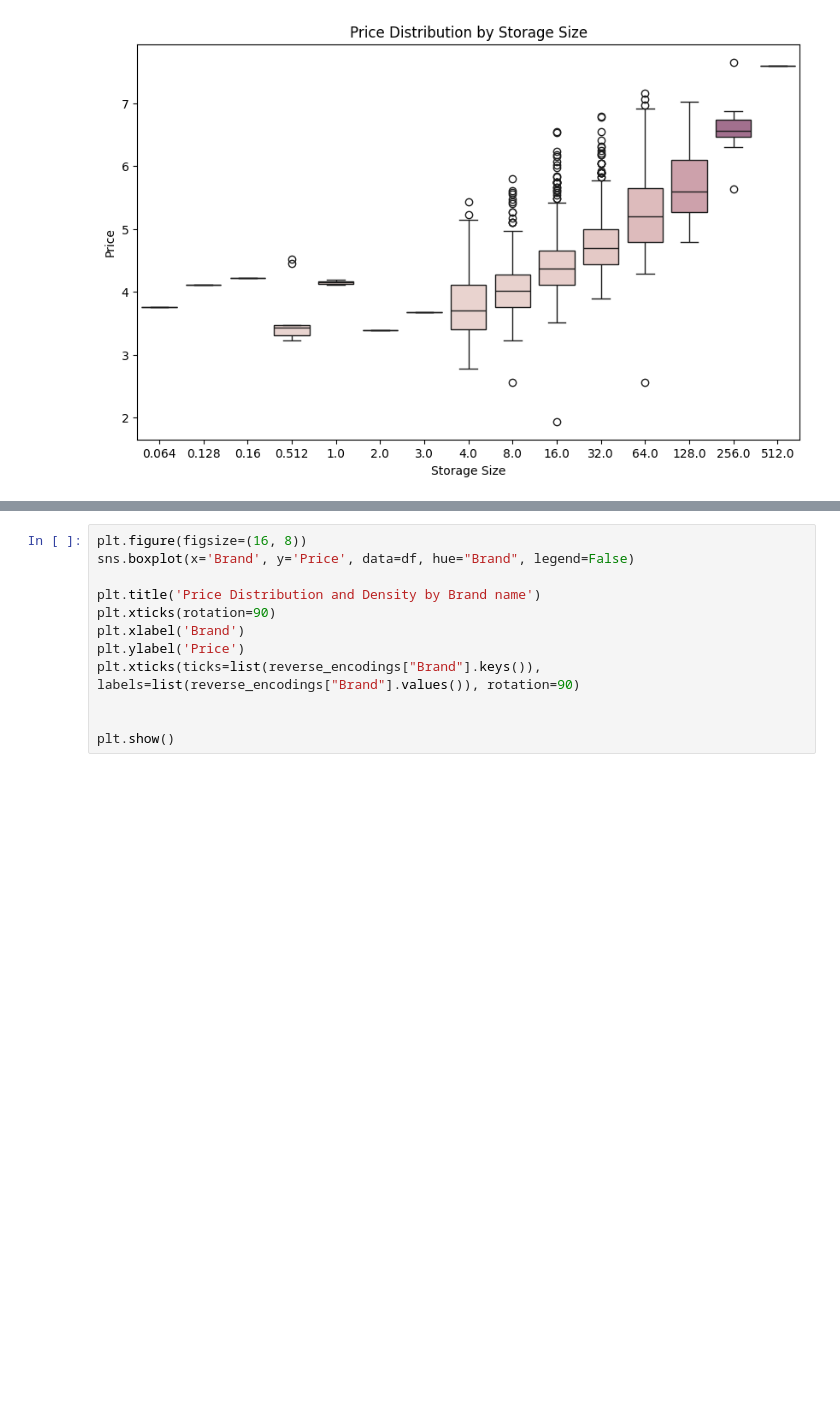
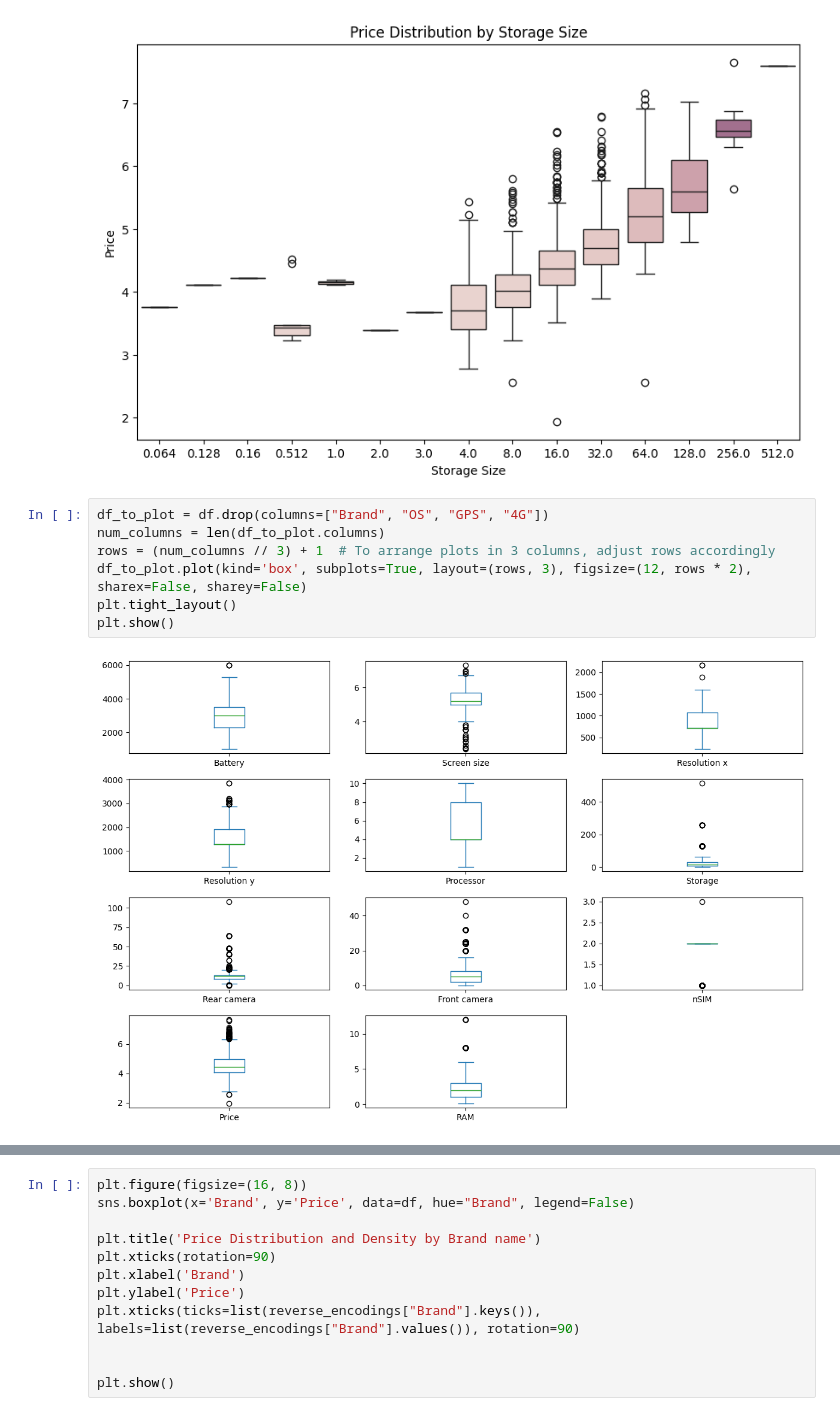
Before and after one commit to dhsiehcode/573_project, a Jupyter notebook: data_exploration.ipynb, the cells around one changed output, grey strips where cells are left out. Cells and saved outputs as stored; diff of their text form; blank space fills up the shorter version.

```diff
--- a/data_exploration.ipynb
+++ b/data_exploration.ipynb
@@ -125,3 +128,12 @@ plt.ylabel('Price')
 plt.show()
 # %% [output]
 [figure]
+# %%
+df_to_plot = df.drop(columns=["Brand", "OS", "GPS", "4G"])
+num_columns = len(df_to_plot.columns)
+rows = (num_columns // 3) + 1  # To arrange plots in 3 columns, adjust rows accordingly
+df_to_plot.plot(kind='box', subplots=True, layout=(rows, 3), figsize=(12, rows * 2), sharex=False, sharey=False)
+plt.tight_layout()
+plt.show()
+# %% [output]
+[figure, added]
```
Also changed, not shown: parts of 5 cells of this notebook, 1 other file.
